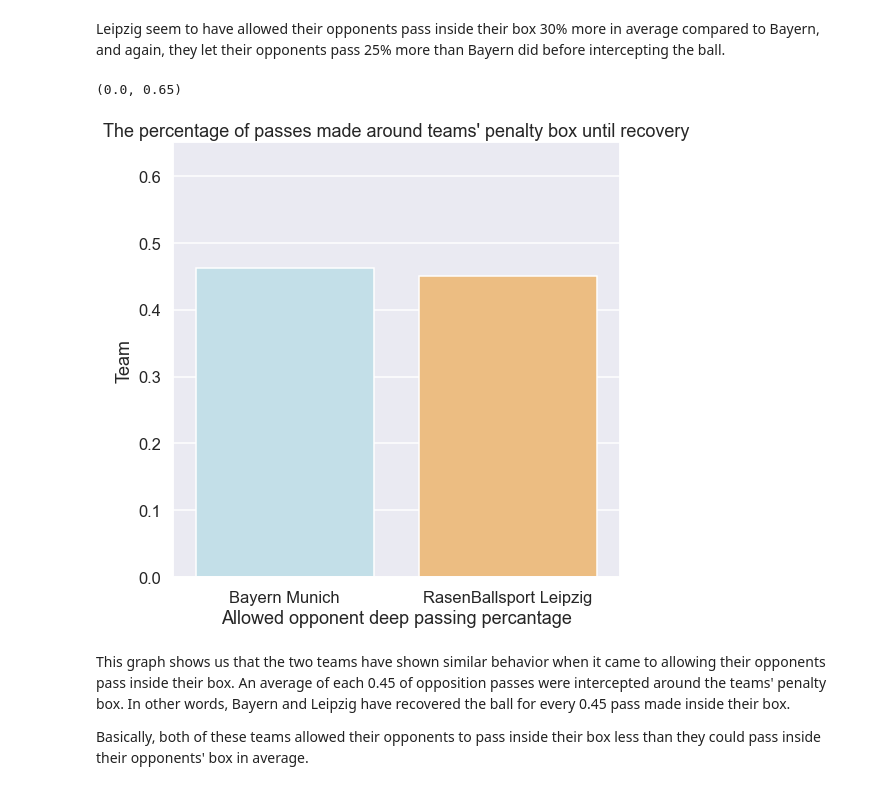
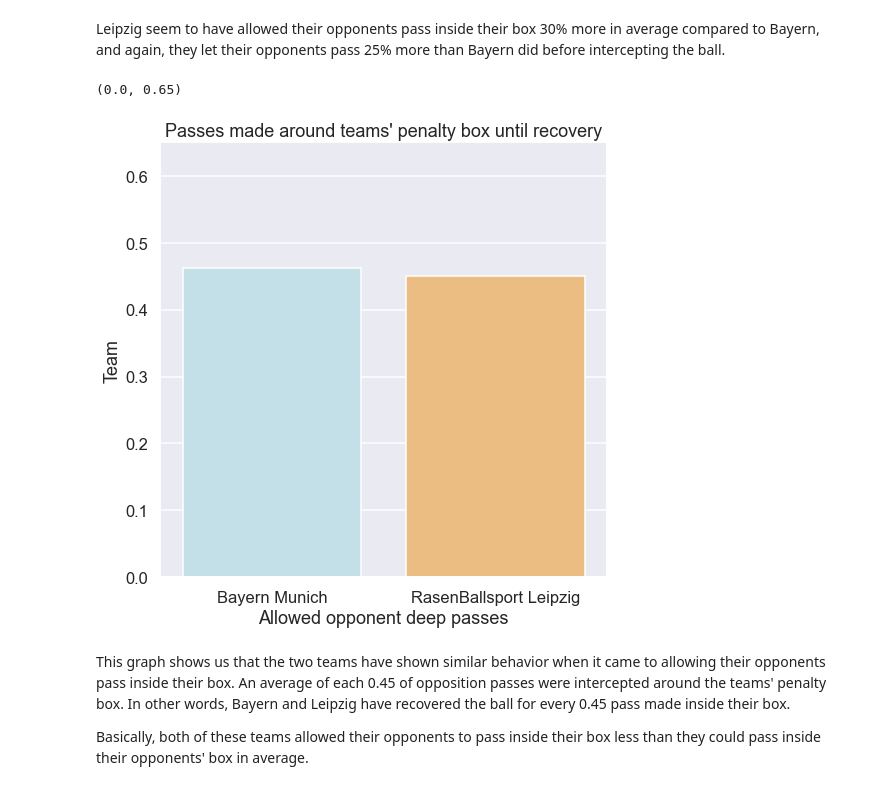
Before and after one commit to onatto11/EDA-and-Application-of-Various-Machine-Learning-Algroithms-on-Bundesliga-Data, a Jupyter notebook: Bundesliga EDA.ipynb, the cells around one changed output. Cells and saved outputs as stored; diff of their text form; code cells hidden in the pictures.

```diff
--- a/Bundesliga EDA.ipynb
+++ b/Bundesliga EDA.ipynb
@@ -639,18 +639,18 @@ Leipzig seem to have allowed their opponents pass inside their box 30% more in a
 # %%
 #Plot a bar graph showing how many of the passes were made inside
 #Bayern and Leipzig's box before recovery
 
 ax = plt.subplots(figsize=(8, 8))
 sns.barplot("team", "press_eff", data=bundesliga_press[(bundesliga_press["team"] == "RasenBallsport Leipzig") |
                                                        (bundesliga_press["team"] == "Bayern Munich")], palette="RdYlBu_r")
-plt.xlabel("Allowed opponent deep passing percantage")
+plt.xlabel("Allowed opponent deep passes")
 plt.ylabel("Team")
-plt.title("The percentage of passes made around teams' penalty box until recovery")
+plt.title("Passes made around teams' penalty box until recovery")
 
 plt.ylim([0, 0.65])
 # %% [output]
 (0.0, 0.65)
-[figure, old version]
+[figure, new version]
 # %% [markdown]
 This graph shows us that the two teams have shown similar behavior when it came to allowing their opponents pass inside their box. An average of each 0.45 of opposition passes were intercepted around the teams' penalty box. In other words, Bayern and Leipzig have recovered the ball for every 0.45 pass made inside their box.
 
```
Also changed, not shown: parts of 1 cell of this notebook.
